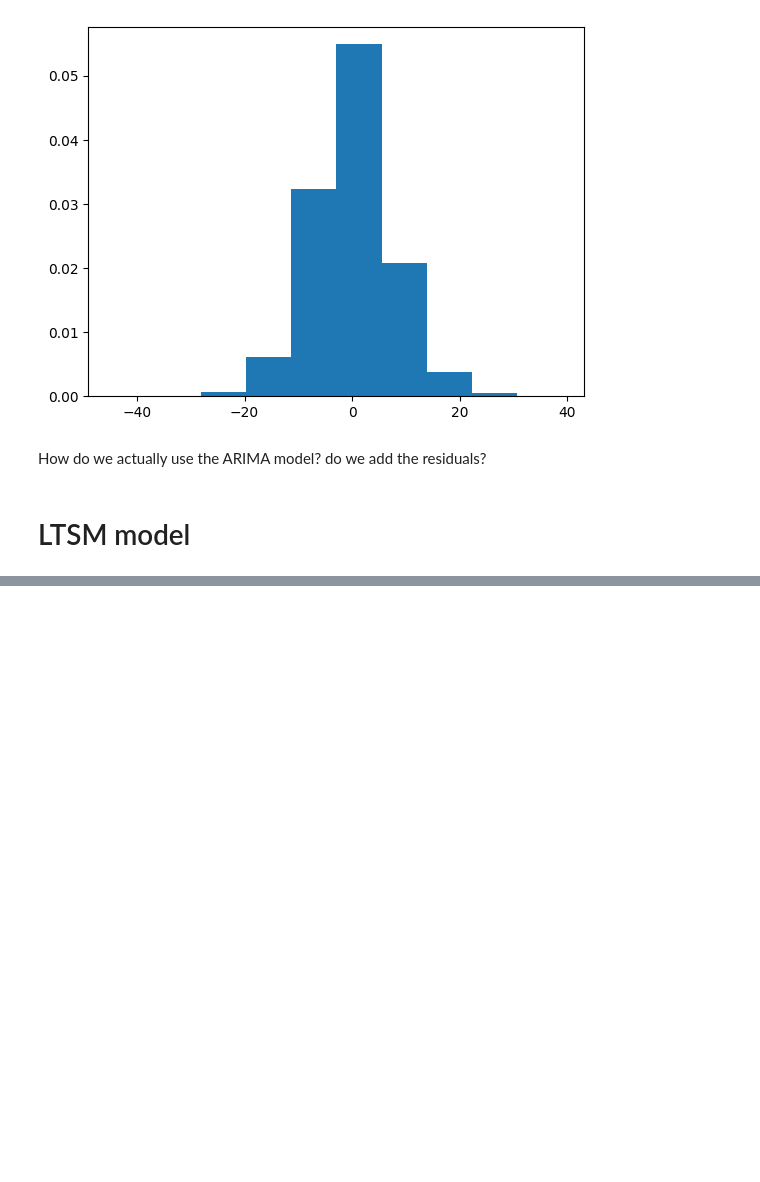
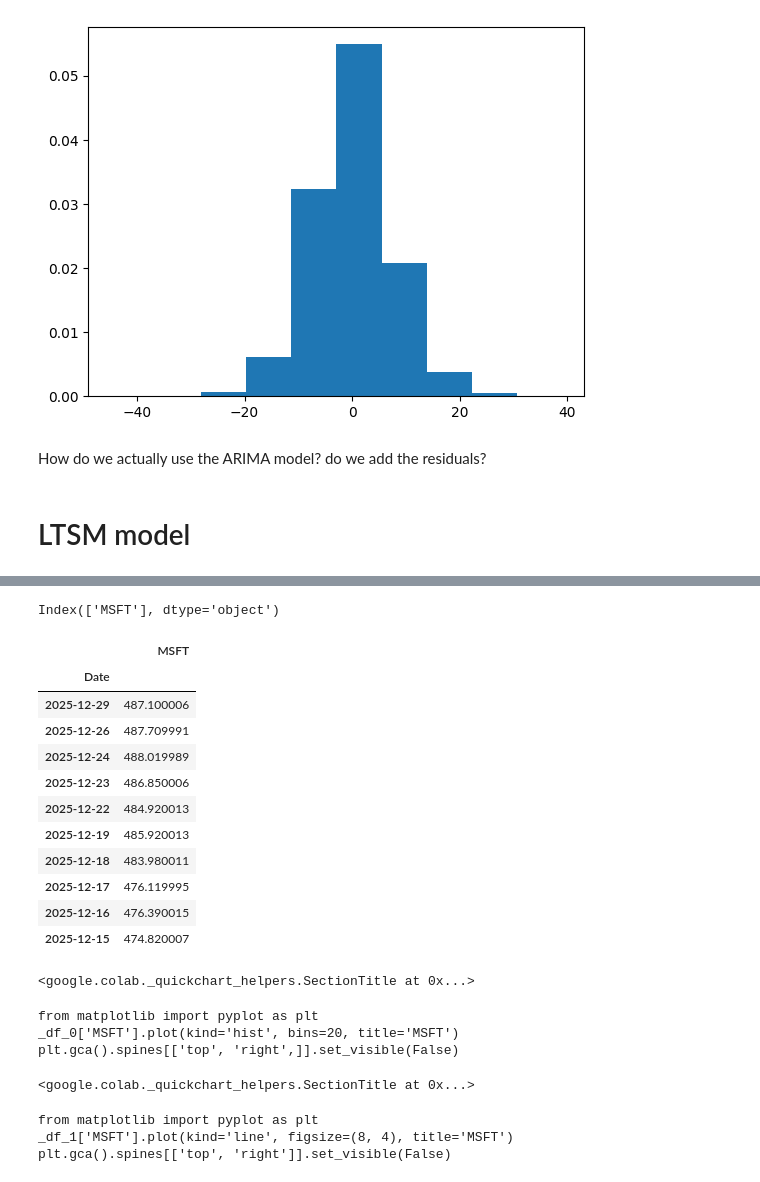
Before and after one commit to kingtang23/finance-stock-visualization-and-ML, a Jupyter notebook: dataViz.ipynb, the cells around one changed output, grey strips where cells are left out. Drawn from its saved outputs; the diff is of its cells as text; code cells hidden in the pictures; blank space fills up the shorter version.

```diff
--- a/dataViz.ipynb
+++ b/dataViz.ipynb
@@ -369,0 +402,28 @@ How do we actually use the ARIMA model? do we add the residuals?
+# %%
+df.columns
+# %% [output]
+Index(['MSFT'], dtype='object')
+# %%
+df[-10::1].sort_index(ascending=False)
+#from bottom 10 to the last, with a step size forward of 1 , in descening order
+# %% [output]
+|  | MSFT |
+| Date |  |
+| 2025-12-29 | 487.100006 |
+| 2025-12-26 | 487.709991 |
+| 2025-12-24 | 488.019989 |
+| 2025-12-23 | 486.850006 |
+| 2025-12-22 | 484.920013 |
+| 2025-12-19 | 485.920013 |
+| 2025-12-18 | 483.980011 |
+| 2025-12-17 | 476.119995 |
+| 2025-12-16 | 476.390015 |
+| 2025-12-15 | 474.820007 |
+<google.colab._quickchart_helpers.SectionTitle at 0x...>
+from matplotlib import pyplot as plt
+_df_0['MSFT'].plot(kind='hist', bins=20, title='MSFT')
+plt.gca().spines[['top', 'right',]].set_visible(False)
+<google.colab._quickchart_helpers.SectionTitle at 0x...>
+from matplotlib import pyplot as plt
+_df_1['MSFT'].plot(kind='line', figsize=(8, 4), title='MSFT')
+plt.gca().spines[['top', 'right']].set_visible(False)
```
Also changed, not shown: parts of 15 cells of this notebook.
